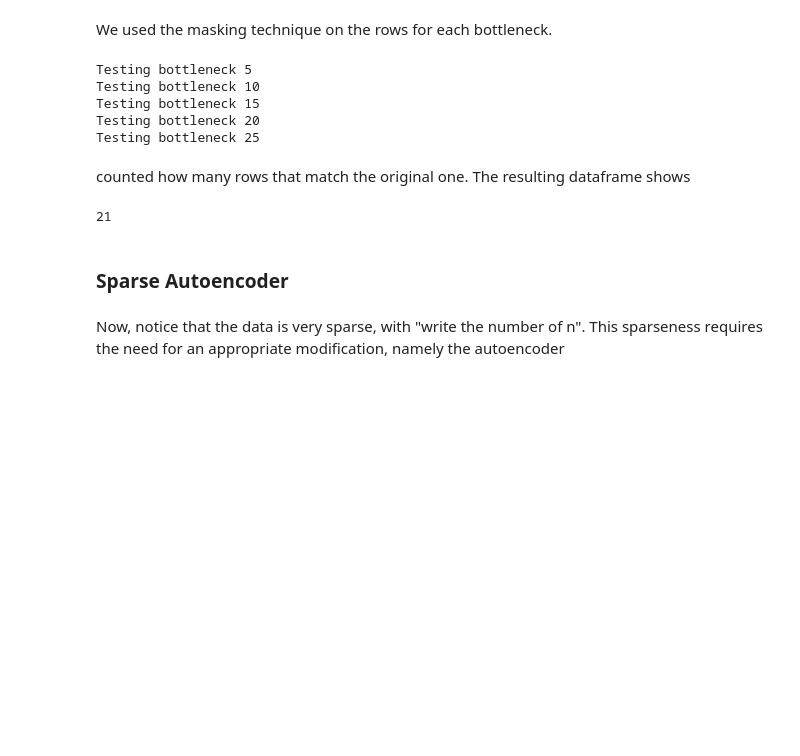
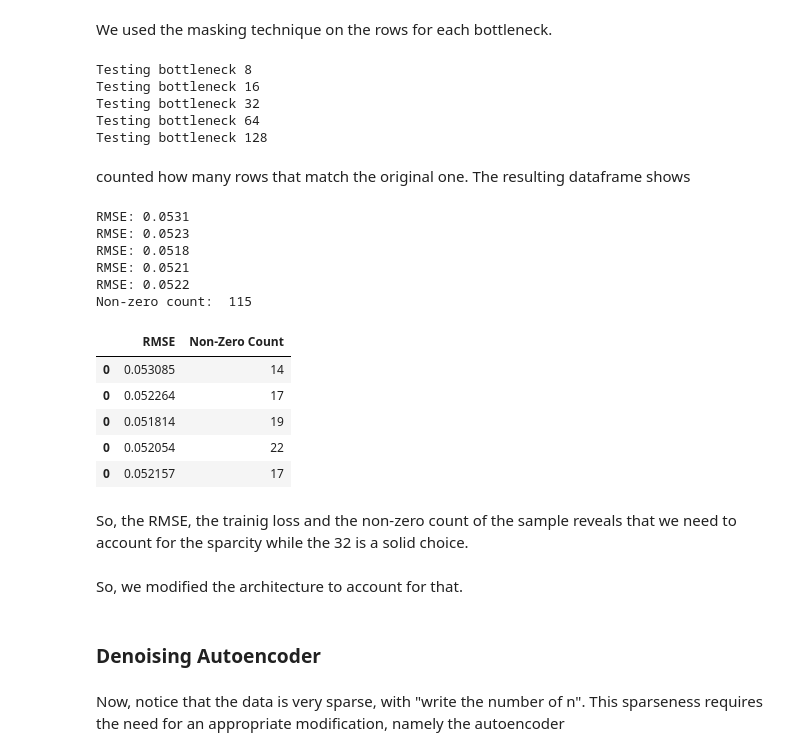
Before and after one commit to jinks145/pj_fireteam-108c, a Jupyter notebook: autoencoder.ipynb, the cells around one changed output. Saved outputs shown, nothing was run; the diff lists cells and outputs as text; code cells hidden in the pictures; blank space fills up the shorter version.

Commit message:
test ready

```diff
--- a/autoencoder.ipynb
+++ b/autoencoder.ipynb
@@ -222,12 +222,12 @@ def fit_by_bottleneck(user_ratings: pd.DataFrame, device: torch.device, bottlene
 	batch_size = 32
 	train = TensorDataset(tensors)
 	batches = DataLoader(train, batch_size=batch_size, shuffle=True)
-	model = AutoEncoder(50, bottleneck)
-	res = model.fit(batches)
-	pd.DataFrame({"epochs": res[0], "losses": res[1]}).to_csv(f'losses_k={bottleneck}.csv')
-	# save the model
-	torch.save(model, f'model_k={bottleneck}.pt')
-	torch.save(model.state_dict(), f'model_weights_{bottleneck}.pt')
+	model = AutoEncoder(user_ratings.shape[1], bottleneck)
+	epochs, losses = model.fit(batches, n_epochs=1000, lr=0.001, patience=10)
+	pd.DataFrame({"epochs": epochs, "training losses": losses}).to_csv(f'models/training_loss/{bottleneck}.csv')
+
+	torch.save(model, f'models/model/model_k={bottleneck}.pt')
+	torch.save(model.state_dict(), f'models/weights/model_weights_{bottleneck}.pt')
 # %%
 
 if not testing_mode:
@@ -299,7 +299,7 @@ def test_bottleneck(user_ratings: pd.DataFrame, device: torch.device, sample, bo
     print(f'Testing bottleneck {bottleneck}')
     model = torch.load(f'models/model/model_k={bottleneck}.pt')
     model.load_state_dict(torch.load(f'models/weights/model_weights_{bottleneck}.pt'))
-    return test_sample_model(model, user_ratings, device, sample)
+    return test_sample_model(model, sample, device)
 # %% [markdown]
 ### Results
 # %% [markdown]
@@ -328,27 +335,43 @@ sample = user_ratings.sample(100)
 # %% [markdown]
 We used the masking technique on the rows for each bottleneck.
 # %%
-bottleneck_results = [test_bottleneck(user_ratings, device, k, 100) for k in bottlenecks]
+bottleneck_results = [test_bottleneck(user_ratings, device, sample, k) for k in bottlenecks]
 # bottleneck_results = test_bottleneck(user_ratings, device, 5)
 # %% [output]
-Testing bottleneck 5
-Testing bottleneck 10
-Testing bottleneck 15
-Testing bottleneck 20
-Testing bottleneck 25
+Testing bottleneck 8
+Testing bottleneck 16
+Testing bottleneck 32
+Testing bottleneck 64
+Testing bottleneck 128
 # %% [markdown]
 counted how many rows that match the original one. The resulting dataframe shows
 # %%
-performance_results = pd.DataFrame(columns=['RMSE', 'Masked Value Count'])
+performance_results = pd.DataFrame(columns=['RMSE', 'Non-Zero Count'])
 for result in bottleneck_results:
 	print(f'RMSE: {result[0]:.4f}')
 	# display((result[1] > 0.1).sum().sum())
-	performance_results = pd.concat([performance_results, pd.DataFrame({'RMSE': [result[0]], 'Masked Value Count': [(result[1] > 0.1).sum().sum()]})])
+	performance_results = pd.concat([performance_results, pd.DataFrame({'RMSE': [result[0]], 'Non-Zero Count': [(result[1] >= 1).sum().sum()]})])
 
+print("Non-zero count: ", (sample >= 1).sum().sum())
 display(performance_results)
 # %% [output]
-21
+RMSE: 0.0531
+RMSE: 0.0523
+RMSE: 0.0518
+RMSE: 0.0521
+RMSE: 0.0522
+Non-zero count:  115
+|  | RMSE | Non-Zero Count |
+| 0 | 0.053085 | 14 |
+| 0 | 0.052264 | 17 |
+| 0 | 0.051814 | 19 |
+| 0 | 0.052054 | 22 |
+| 0 | 0.052157 | 17 |
+# %% [markdown]
+So, the RMSE, the trainig loss and the non-zero count of the sample reveals that we need to account for the sparcity while the 32 is a solid choice.
+# %% [markdown]
+So, we modified the architecture to account for that.
 # %% [markdown]
-### Sparse Autoencoder
+### Denoising Autoencoder
 # %% [markdown]
 Now, notice that the data is very sparse, with "write the number of n". This sparseness requires the need for an appropriate modification, namely the autoencoder
```
Also changed, not shown: parts of 7 cells of this notebook.
